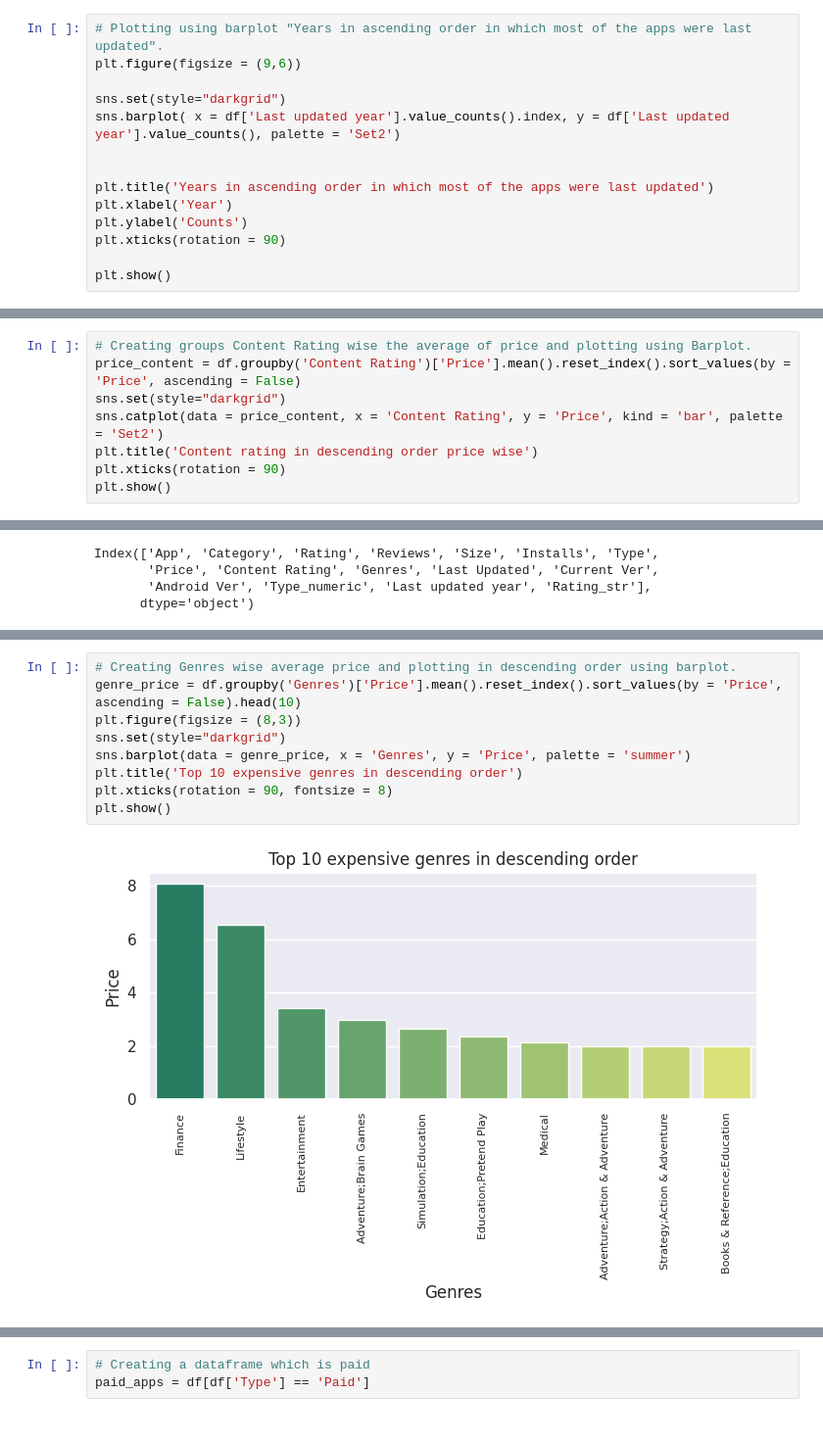
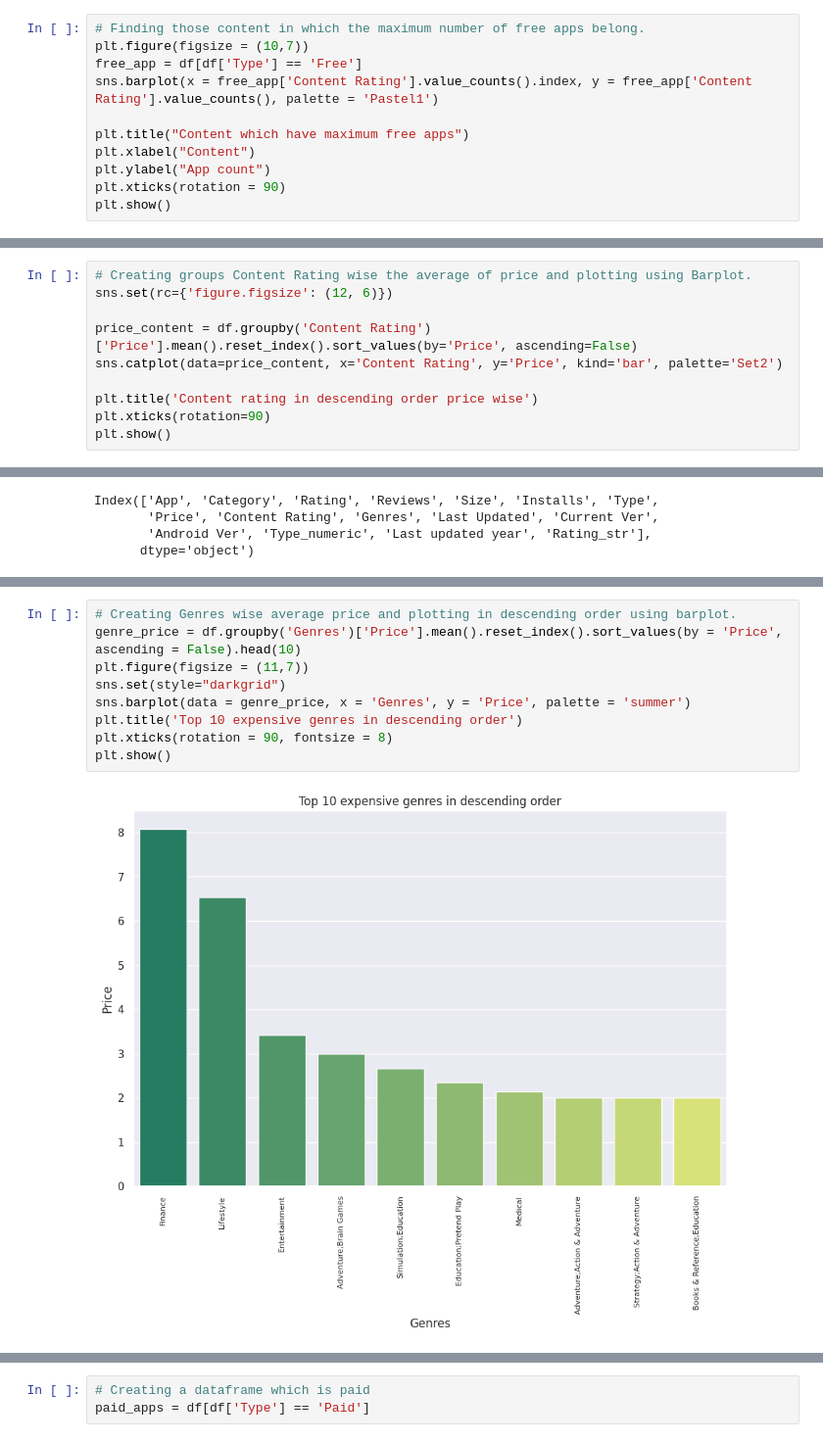
Before and after one commit to GourabR/Playstore_app_review_analysis, a Jupyter notebook: EDA_playstore_app_analysis.ipynb, the cells around one changed output, grey strips where cells are left out. Shown at 98% size. Saved outputs shown, nothing was run; the diff lists cells and outputs as text.

```diff
--- a/EDA_playstore_app_analysis.ipynb
+++ b/EDA_playstore_app_analysis.ipynb
@@ -936,15 +958,12 @@ plt.show()
 # %%
-# Plotting using barplot "Years in ascending order in which most of the apps were last updated".
-plt.figure(figsize = (9,6))
+# Finding those content in which the maximum number of free apps belong.
+plt.figure(figsize = (10,7))
+free_app = df[df['Type'] == 'Free']
+sns.barplot(x = free_app['Content Rating'].value_counts().index, y = free_app['Content Rating'].value_counts(), palette = 'Pastel1')
 
-sns.set(style="darkgrid")
-sns.barplot( x = df['Last updated year'].value_counts().index, y = df['Last updated year'].value_counts(), palette = 'Set2')
-
-
-plt.title('Years in ascending order in which most of the apps were last updated')
-plt.xlabel('Year')
-plt.ylabel('Counts')
+plt.title("Content which have maximum free apps")
+plt.xlabel("Content")
+plt.ylabel("App count")
 plt.xticks(rotation = 90)
-
 plt.show()
 # %% [output]
@@ -1115,10 +1140,12 @@ plt.show()
 # %%
 # Creating groups Content Rating wise the average of price and plotting using Barplot.
-price_content = df.groupby('Content Rating')['Price'].mean().reset_index().sort_values(by = 'Price', ascending = False)
-sns.set(style="darkgrid")
-sns.catplot(data = price_content, x = 'Content Rating', y = 'Price', kind = 'bar', palette = 'Set2')
+sns.set(rc={'figure.figsize': (12, 6)})
+
+price_content = df.groupby('Content Rating')['Price'].mean().reset_index().sort_values(by='Price', ascending=False)
+sns.catplot(data=price_content, x='Content Rating', y='Price', kind='bar', palette='Set2')
+
 plt.title('Content rating in descending order price wise')
-plt.xticks(rotation = 90)
+plt.xticks(rotation=90)
 plt.show()
 # %% [output]
 [figure]
@@ -1133,12 +1162,12 @@ Index(['App', 'Category', 'Rating', 'Reviews', 'Size', 'Installs', 'Type',
 # %%
 # Creating Genres wise average price and plotting in descending order using barplot.
 genre_price = df.groupby('Genres')['Price'].mean().reset_index().sort_values(by = 'Price', ascending = False).head(10)
-plt.figure(figsize = (8,3))
+plt.figure(figsize = (11,7))
 sns.set(style="darkgrid")
 sns.barplot(data = genre_price, x = 'Genres', y = 'Price', palette = 'summer')
 plt.title('Top 10 expensive genres in descending order')
 plt.xticks(rotation = 90, fontsize = 8)
 plt.show()
 # %% [output]
-[figure, old version]
+[figure, new version]
 # %% [markdown]
```
Also changed, not shown: parts of 23 cells of this notebook.
